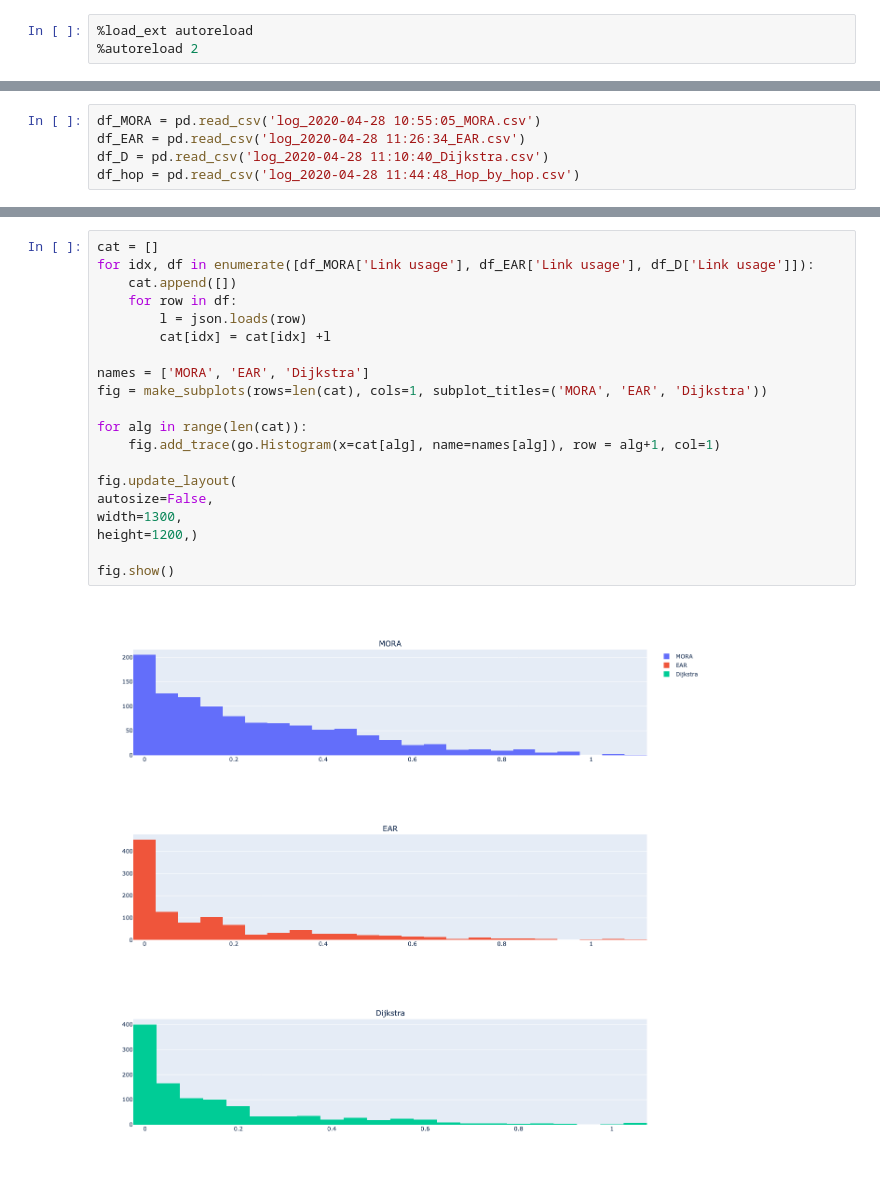
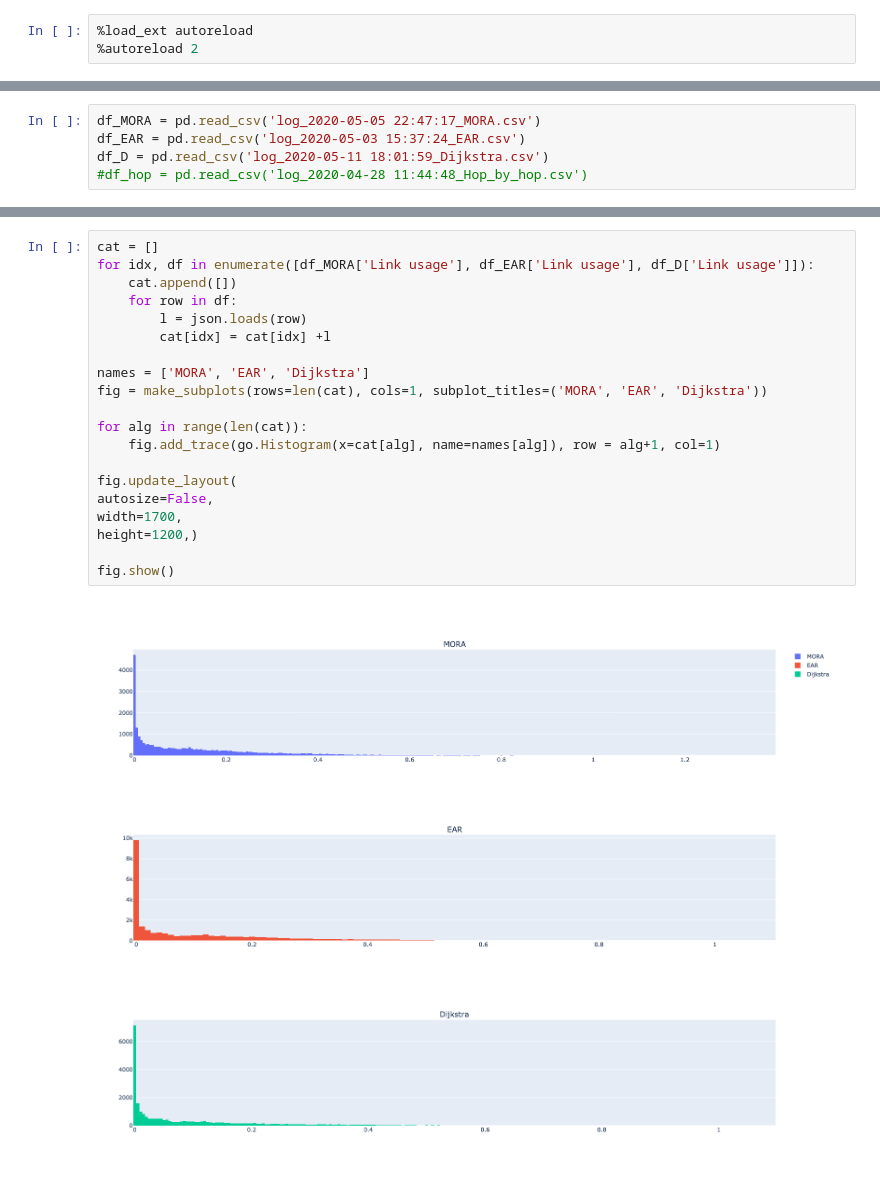
Before and after one commit to fColangelo/MORA-Multi-Objective-Routing-Algorithm, a Jupyter notebook: plotting.ipynb, the cells around one changed output, grey strips where cells are left out. Saved outputs shown, nothing was run; the diff lists cells and outputs as text.

```diff
--- a/plotting.ipynb
+++ b/plotting.ipynb
@@ -9,6 +14,6 @@ from plotly.subplots import make_subplots
 # %%
-df_MORA = pd.read_csv('log_2020-04-28 10:55:05_MORA.csv')
-df_EAR = pd.read_csv('log_2020-04-28 11:26:34_EAR.csv')
-df_D = pd.read_csv('log_2020-04-28 11:10:40_Dijkstra.csv')
-df_hop = pd.read_csv('log_2020-04-28 11:44:48_Hop_by_hop.csv')
+df_MORA = pd.read_csv('log_2020-05-05 22:47:17_MORA.csv')
+df_EAR = pd.read_csv('log_2020-05-03 15:37:24_EAR.csv')
+df_D = pd.read_csv('log_2020-05-11 18:01:59_Dijkstra.csv')
+#df_hop = pd.read_csv('log_2020-04-28 11:44:48_Hop_by_hop.csv')
 # %%
@@ -58,22 +72,22 @@ fig.show()
 # %%
 cat = []
 for idx, df in enumerate([df_MORA['Link usage'], df_EAR['Link usage'], df_D['Link usage']]):
     cat.append([])
     for row in df:
         l = json.loads(row)
         cat[idx] = cat[idx] +l
 
 names = ['MORA', 'EAR', 'Dijkstra']
 fig = make_subplots(rows=len(cat), cols=1, subplot_titles=('MORA', 'EAR', 'Dijkstra'))
 
 for alg in range(len(cat)):
     fig.add_trace(go.Histogram(x=cat[alg], name=names[alg]), row = alg+1, col=1)
 
 fig.update_layout(
 autosize=False,
-width=1300,
+width=1700,
 height=1200,)
 
 fig.show()
 # %% [output]
-[figure, old version]
+[figure, new version]
```
Also changed, not shown: parts of 3 cells of this notebook, 20 other files.
